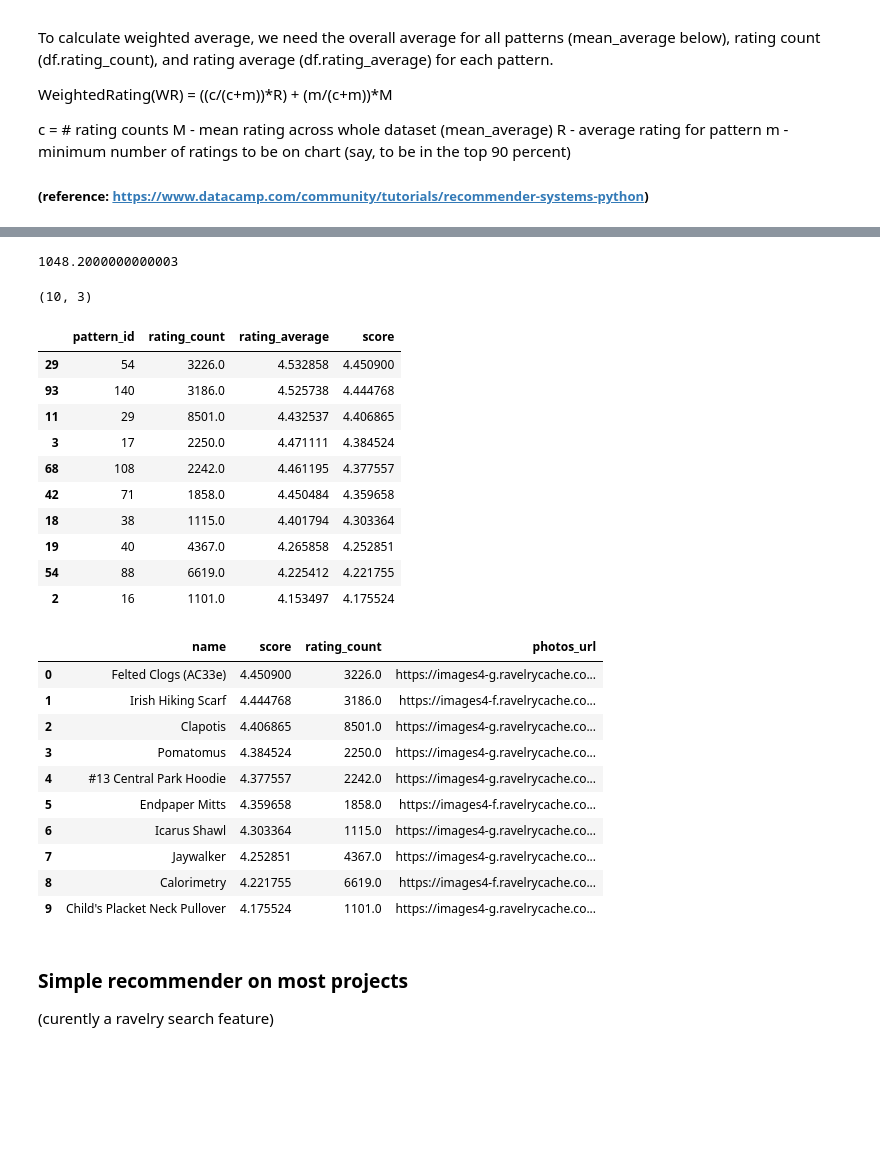
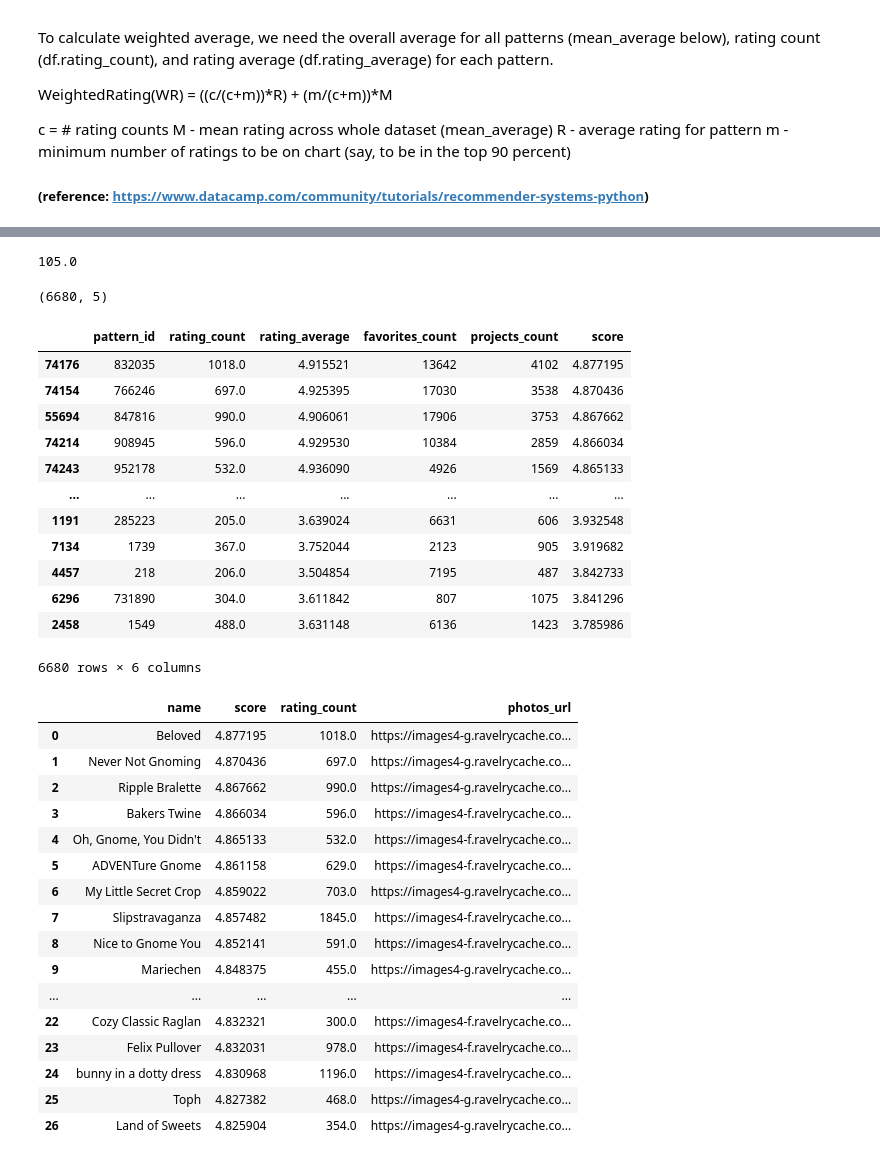
Before and after one commit to LilaKelland/Ravelry-Recommender-Engine, a Jupyter notebook: 2.1-simple-recommender.ipynb, the cells around one changed output, grey strips where cells are left out. Cells and saved outputs as stored; diff of their text form; code cells hidden in the pictures; blank space fills up the shorter version.

```diff
--- a/2.1-simple-recommender.ipynb
+++ b/2.1-simple-recommender.ipynb
@@ -13,8 +13,9 @@ import numpy as np
 # %%
 # import pattern data
 
-patterns = pd.read_csv('data/patterns_5star_not_clothing.csv')
-df = patterns.copy()
+df = pd.read_csv('data/patterns_cleaned.csv', low_memory=False)
+patterns = df.copy()
 print(df.shape)
 df.head()
+df.columns
 # %% [output]
@@ -29,7 +31,7 @@ df.head()
 # %%
 # Only need the rating_count and rating_average columns for simple recommender
 
-df = df[['pattern_id', 'rating_count', 'rating_average']]
+df = df[['pattern_id', 'rating_count', 'rating_average', 'favorites_count', 'projects_count']]
 df.info()
 # %% [output]
 <class 'pandas.core.frame.DataFrame'>
@@ -75,17 +79,19 @@ mean_average
 
 # from tues walk though - look at top ratings:
 # print(book_ratingCount['totalRatingCount'].quantile(np.arange(.9, 1, .01)))
-m = df['rating_count'].quantile(0.90)
+m = df['rating_count'].quantile(0.95)
 print(m)
 # %% [output]
-1048.2000000000003
+105.0
 # %%
 top_10percent_count_patterns = df.copy().loc[df['rating_count'] >= m]
 top_10percent_count_patterns.shape
 # %% [output]
-(10, 3)
+(6680, 5)
 # %%
-def weighted_rating(x, m=m, C=mean_average):
+C = df['rating_average'].mean()
+
+def weighted_rating(x, m=m, C=C):
     v = x['rating_count']
     R = x['rating_average']
     # Calculation based on the IMDB formula
@@ -97,33 +103,38 @@ top_10percent_count_patterns = top_10percent_count_patterns.sort_values('score',
 # %%
 top_10percent_count_patterns
 # %% [output]
-|  | pattern_id | rating_count | rating_average | score |
-| 29 | 54 | 3226.0 | 4.532858 | 4.450900 |
-| 93 | 140 | 3186.0 | 4.525738 | 4.444768 |
-| 11 | 29 | 8501.0 | 4.432537 | 4.406865 |
-| 3 | 17 | 2250.0 | 4.471111 | 4.384524 |
-| 68 | 108 | 2242.0 | 4.461195 | 4.377557 |
-| 42 | 71 | 1858.0 | 4.450484 | 4.359658 |
-| 18 | 38 | 1115.0 | 4.401794 | 4.303364 |
-| 19 | 40 | 4367.0 | 4.265858 | 4.252851 |
-| 54 | 88 | 6619.0 | 4.225412 | 4.221755 |
-| 2 | 16 | 1101.0 | 4.153497 | 4.175524 |
+|  | pattern_id | rating_count | rating_average | favorites_count | projects_count | score |
+| 74176 | 832035 | 1018.0 | 4.915521 | 13642 | 4102 | 4.877195 |
+| 74154 | 766246 | 697.0 | 4.925395 | 17030 | 3538 | 4.870436 |
+| 55694 | 847816 | 990.0 | 4.906061 | 17906 | 3753 | 4.867662 |
+| 74214 | 908945 | 596.0 | 4.929530 | 10384 | 2859 | 4.866034 |
+| 74243 | 952178 | 532.0 | 4.936090 | 4926 | 1569 | 4.865133 |
+| ... | ... | ... | ... | ... | ... | ... |
+| 1191 | 285223 | 205.0 | 3.639024 | 6631 | 606 | 3.932548 |
+| 7134 | 1739 | 367.0 | 3.752044 | 2123 | 905 | 3.919682 |
+| 4457 | 218 | 206.0 | 3.504854 | 7195 | 487 | 3.842733 |
+| 6296 | 731890 | 304.0 | 3.611842 | 807 | 1075 | 3.841296 |
+| 2458 | 1549 | 488.0 | 3.631148 | 6136 | 1423 | 3.785986 |
+6680 rows × 6 columns
 # %%
 top_patterns = top_10percent_count_patterns.merge(patterns[['pattern_id','name','photos_url']], on='pattern_id', how = 'left')
 # %%
-top_patterns[['name', 'score', 'rating_count', 'photos_url']]
+top_patterns[['name', 'score', 'rating_count', 'photos_url']][0:27]
 # %% [output]
 |  | name | score | rating_count | photos_url |
-| 0 | Felted Clogs (AC33e) | 4.450900 | 3226.0 | https://images4-g.ravelrycache.co... |
-| 1 | Irish Hiking Scarf | 4.444768 | 3186.0 | https://images4-f.ravelrycache.co... |
-| 2 | Clapotis | 4.406865 | 8501.0 | https://images4-g.ravelrycache.co... |
-| 3 | Pomatomus | 4.384524 | 2250.0 | https://images4-g.ravelrycache.co... |
-| 4 | #13 Central Park Hoodie | 4.377557 | 2242.0 | https://images4-g.ravelrycache.co... |
-| 5 | Endpaper Mitts | 4.359658 | 1858.0 | https://images4-f.ravelrycache.co... |
-| 6 | Icarus Shawl | 4.303364 | 1115.0 | https://images4-g.ravelrycache.co... |
-| 7 | Jaywalker | 4.252851 | 4367.0 | https://images4-g.ravelrycache.co... |
-| 8 | Calorimetry | 4.221755 | 6619.0 | https://images4-f.ravelrycache.co... |
-| 9 | Child's Placket Neck Pullover | 4.175524 | 1101.0 | https://images4-g.ravelrycache.co... |
+| 0 | Beloved | 4.877195 | 1018.0 | https://images4-g.ravelrycache.co... |
+| 1 | Never Not Gnoming | 4.870436 | 697.0 | https://images4-g.ravelrycache.co... |
+| 2 | Ripple Bralette | 4.867662 | 990.0 | https://images4-g.ravelrycache.co... |
+| 3 | Bakers Twine | 4.866034 | 596.0 | https://images4-f.ravelrycache.co... |
+| 4 | Oh, Gnome, You Didn't | 4.865133 | 532.0 | https://images4-f.ravelrycache.co... |
+| 5 | ADVENTure Gnome | 4.861158 | 629.0 | https://images4-f.ravelrycache.co... |
+| 6 | My Little Secret Crop | 4.859022 | 703.0 | https://images4-g.ravelrycache.co... |
+| 7 | Slipstravaganza | 4.857482 | 1845.0 | https://images4-f.ravelrycache.co... |
+| 8 | Nice to Gnome You | 4.852141 | 591.0 | https://images4-f.ravelrycache.co... |
+| 9 | Mariechen | 4.848375 | 455.0 | https://images4-g.ravelrycache.co... |
+| ... | ... | ... | ... | ... |
+| 22 | Cozy Classic Raglan | 4.832321 | 300.0 | https://images4-f.ravelrycache.co... |
+| 23 | Felix Pullover | 4.832031 | 978.0 | https://images4-f.ravelrycache.co... |
+| 24 | bunny in a dotty dress | 4.830968 | 1196.0 | https://images4-f.ravelrycache.co... |
+| 25 | Toph | 4.827382 | 468.0 | https://images4-g.ravelrycache.co... |
+| 26 | Land of Sweets | 4.825904 | 354.0 | https://images4-g.ravelrycache.co... |
-# %% [markdown]
-### Simple recommender on most projects
-(curently a ravelry search feature)
```
Also changed, not shown: parts of 18 cells of this notebook, 11 other files.
